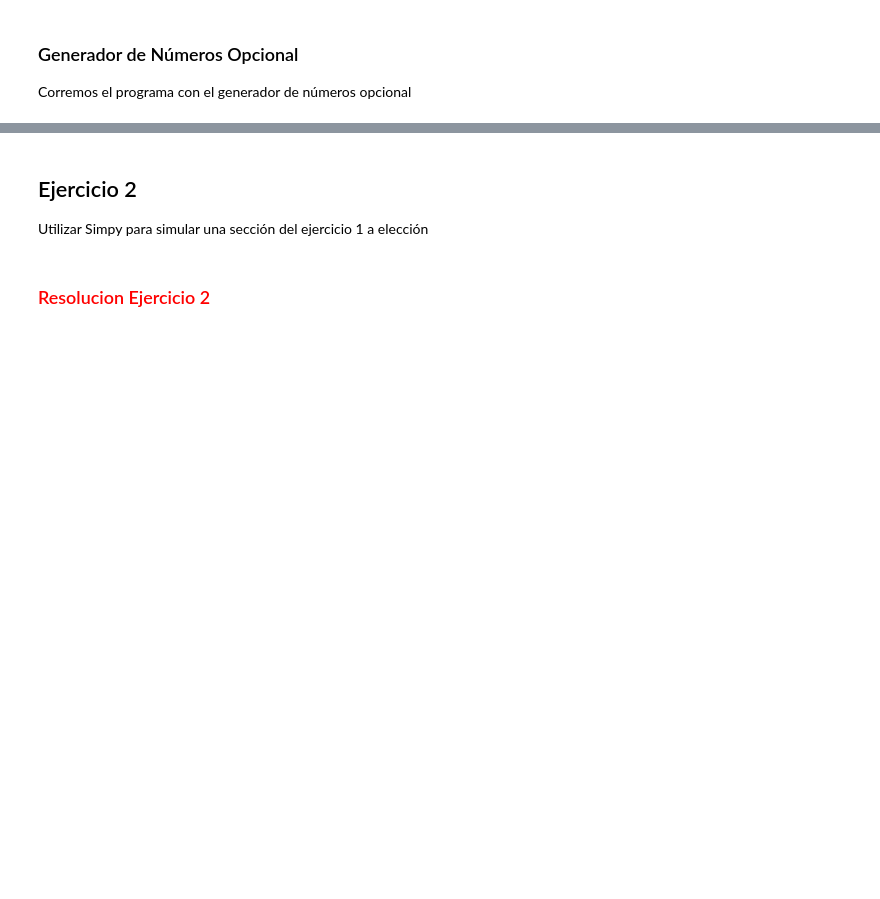
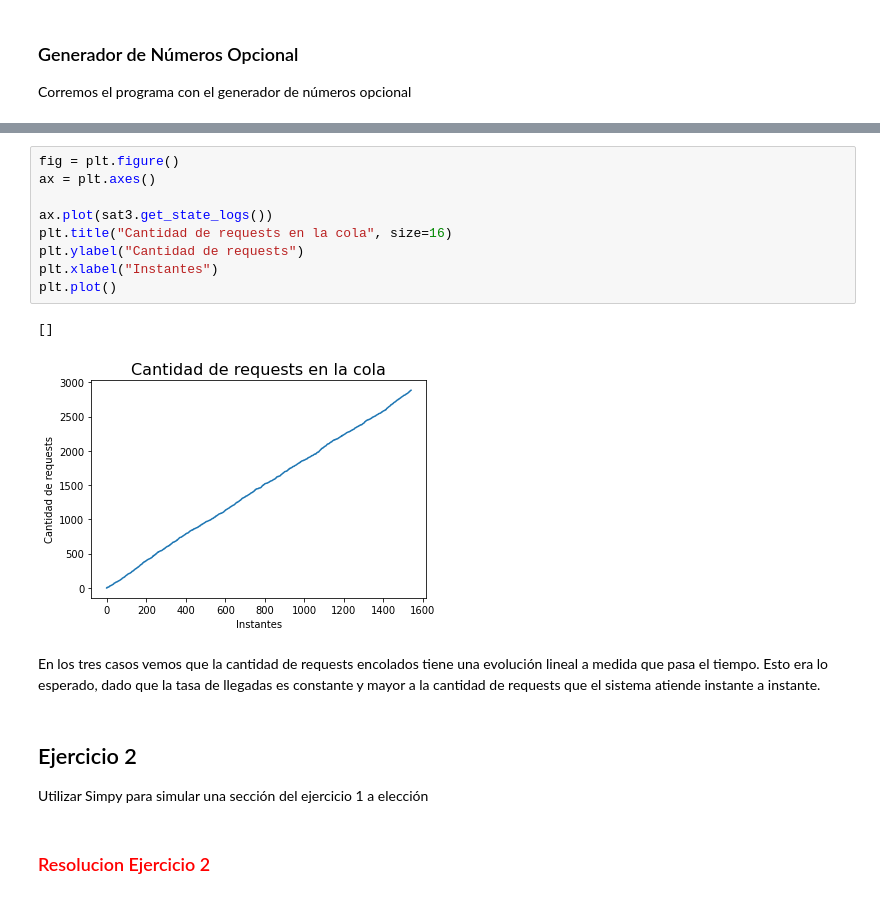
Before and after one commit to AldoRastrelli/Simulacion-FIUBA, a Jupyter notebook: TP2.ipynb, the cells around one changed output, grey strips where cells are left out. Drawn from its saved outputs; the diff is of its cells as text; blank space fills up the shorter version.

```diff
--- a/TP2.ipynb
+++ b/TP2.ipynb
@@ -310,3 +342,17 @@ Service Rate Per Day: 78.0
+# %%
+fig = plt.figure()
+ax = plt.axes()
+
+ax.plot(sat3.get_state_logs())
+plt.title("Cantidad de requests en la cola", size=16)
+plt.ylabel("Cantidad de requests")
+plt.xlabel("Instantes")
+plt.plot()
+# %% [output]
+[]
+[figure, added]
+# %% [markdown]
+En los tres casos vemos que la cantidad de requests encolados tiene una evolución lineal a medida que pasa el tiempo. Esto era lo esperado, dado que la tasa de llegadas es constante y mayor a la cantidad de requests que el sistema atiende instante a instante.
 # %% [markdown]
 ## Ejercicio 2
 Utilizar Simpy para simular una sección del ejercicio 1 a elección
```
Also changed, not shown: parts of 7 cells of this notebook.
